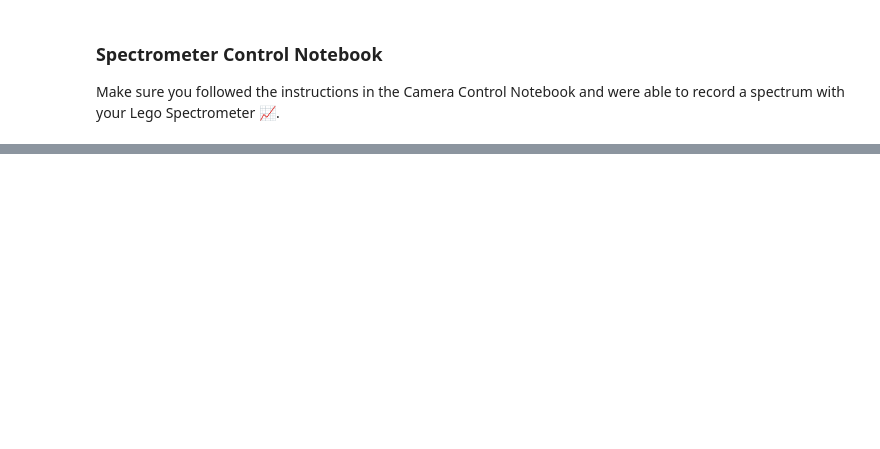
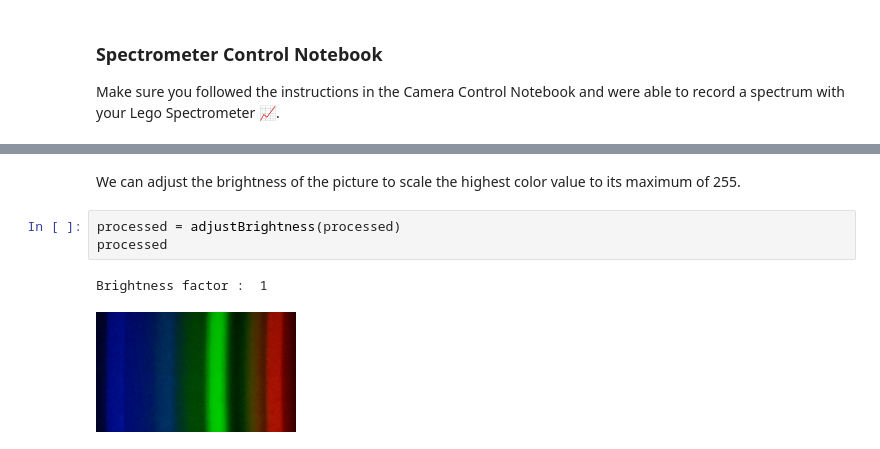
Before and after one commit to orcsgirls/LegoSpectrometer, a Jupyter notebook: SpectrometerControl.ipynb, the cells around one changed output, grey strips where cells are left out. Cells and saved outputs as stored; diff of their text form; blank space fills up the shorter version.

```diff
--- a/SpectrometerControl.ipynb
+++ b/SpectrometerControl.ipynb
@@ -93 +207,9 @@ cropped
+# %% [markdown]
+We can adjust the brightness of the picture to scale the highest color value to its maximum of 255.
+# %%
+processed = adjustBrightness(processed)
+processed
+# %% [output]
+Brightness factor :  1
+[figure, added]
 # %% [markdown]
```
Also changed, not shown: parts of 31 cells of this notebook, 14 other files.
